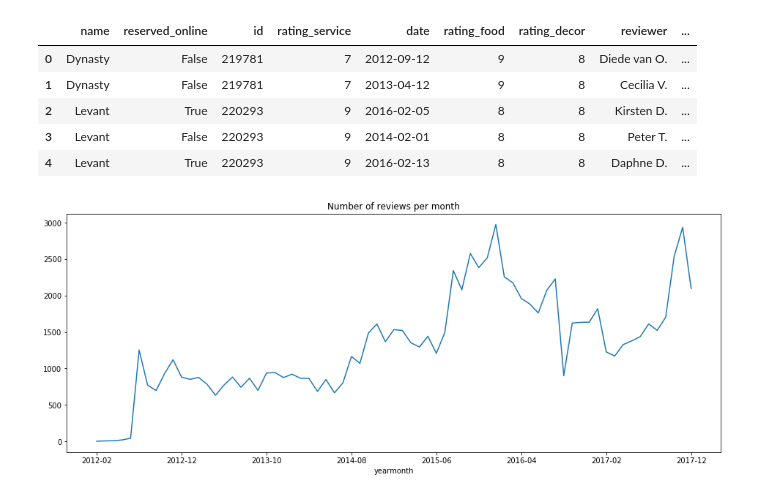
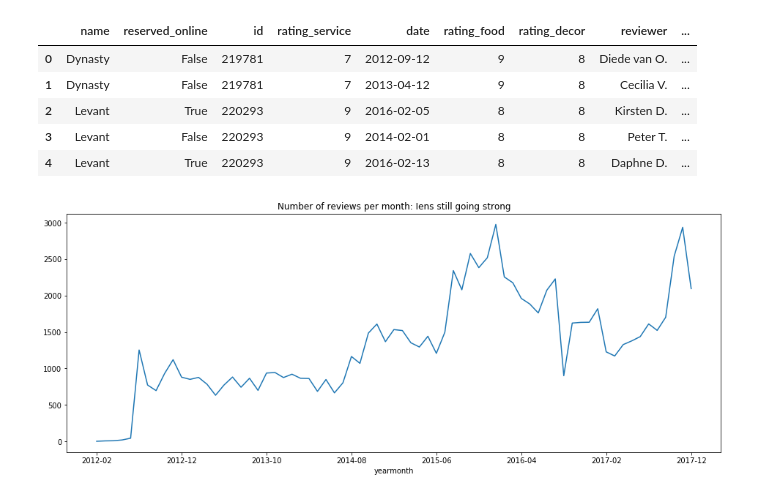
Before and after one commit to roelbertens/scrape_save_search, a Jupyter notebook: notebooks/analyse-reviews.ipynb, the cells around one changed output. Saved outputs shown, nothing was run; the diff lists cells and outputs as text; code cells hidden in the pictures.

```diff
--- a/notebooks/analyse-reviews.ipynb
+++ b/notebooks/analyse-reviews.ipynb
@@ -60,6 +60,7 @@ df.shape
 df['date'] = pd.to_datetime(df['date'])
 df['yearmonth'] = df['date'].dt.strftime('%Y-%m')
 df['month'] = df['date'].dt.strftime('%m')
+df['year'] = df['date'].dt.strftime('%Y')
 # %%
 df.head()
 # %% [output]
@@ -72,9 +73,9 @@ df.head()
 # %%
 (
     df
     .assign(nr_reviews=1)
     .groupby('yearmonth')
     .agg({'nr_reviews' : sum})
-).nr_reviews.plot(figsize=(16,6), title='Number of reviews per month');
+).nr_reviews.plot(figsize=(16,6), title='Number of reviews per month: Iens still going strong');
 # %% [output]
-[figure, old version]
+[figure, new version]
```
Also changed, not shown: parts of 16 cells of this notebook, 2 other files.
